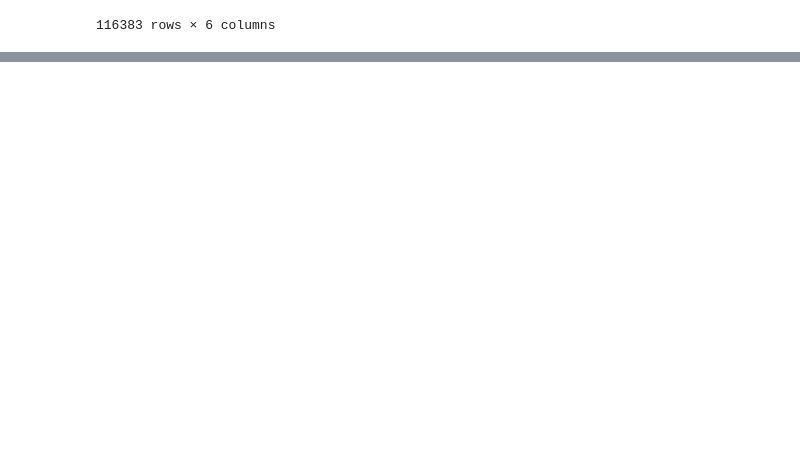
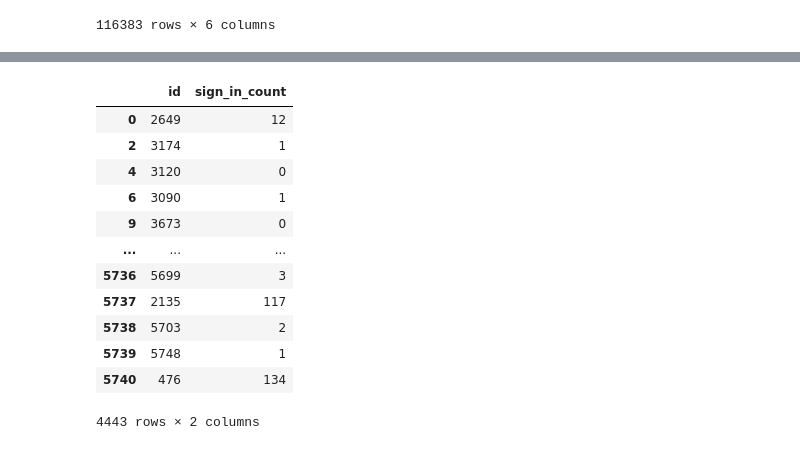
Before and after one commit to taleyahusn21/User-Engagement, a Jupyter notebook: User Engagement.ipynb, the cells around one changed output, grey strips where cells are left out. Saved outputs shown, nothing was run; the diff lists cells and outputs as text; code cells hidden in the pictures; blank space fills up the shorter version.

```diff
--- a/User Engagement.ipynb
+++ b/User Engagement.ipynb
@@ -786,0 +608,16 @@ occurrence_times
+# %%
+users[['id', 'sign_in_count']]
+# %% [output]
+|  | id | sign_in_count |
+| 0 | 2649 | 12 |
+| 2 | 3174 | 1 |
+| 4 | 3120 | 0 |
+| 6 | 3090 | 1 |
+| 9 | 3673 | 0 |
+| ... | ... | ... |
+| 5736 | 5699 | 3 |
+| 5737 | 2135 | 117 |
+| 5738 | 5703 | 2 |
+| 5739 | 5748 | 1 |
+| 5740 | 476 | 134 |
+4443 rows × 2 columns
```
Also changed, not shown: parts of 24 cells of this notebook.
